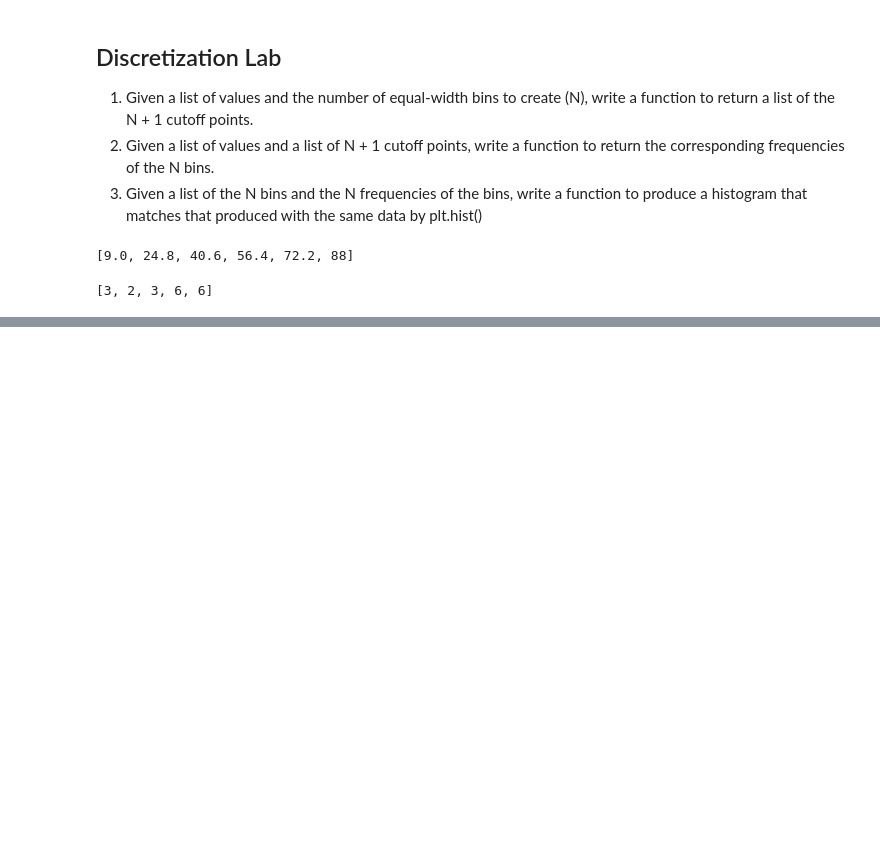
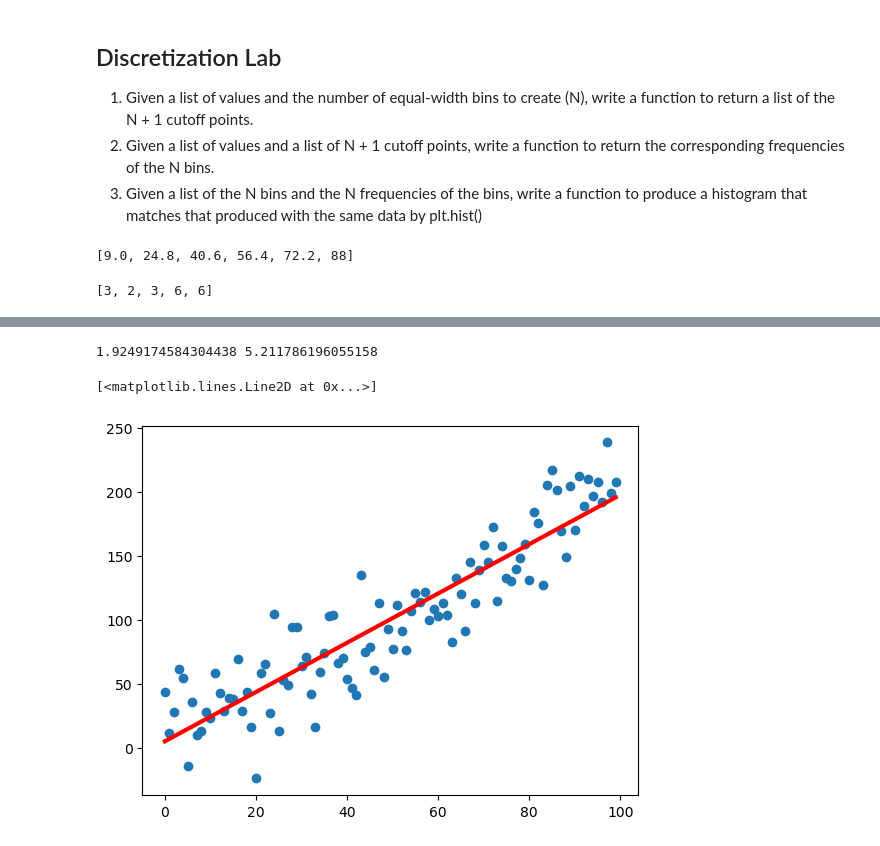
Before and after one commit to GonzagaCPSC322/U3-Data-Analysis, a Jupyter notebook: JupyterNotebookFun/MatplotlibExamples.ipynb, the cells around one changed output, grey strips where cells are left out. Cells and saved outputs as stored; diff of their text form; code cells hidden in the pictures; blank space fills up the shorter version.

```diff
--- a/JupyterNotebookFun/MatplotlibExamples.ipynb
+++ b/JupyterNotebookFun/MatplotlibExamples.ipynb
@@ -248,0 +258,24 @@ plt.bar(cutoffs[:-1], freqs, width=(cutoffs[1] - cutoffs[0]),
+# %%
+from scipy import stats
+
+importlib.reload(utils)
+np.random.seed(0)
+
+x = list(range(0, 100))
+y = [value * 2 + np.random.normal(0, 25) for value in x]
+
+m, b =  utils.compute_slope_intercept(x, y)
+print(m, b)
+
+# compare with scipy: https://docs.scipy.org/doc/scipy/reference/generated/scipy.stats.linregress.html
+lr_res = stats.linregress(x, y)
+assert np.isclose(m, lr_res.slope)
+assert np.isclose(b, lr_res.intercept)
+
+plt.scatter(x, y)
+# let's plot the fit line y = mx + b
+plt.plot([min(x), max(x)], [m * min(x) + b, m * max(x) + b], c="red", lw=3)
+# %% [output]
+1.9249174584304438 5.211786196055158
+[<matplotlib.lines.Line2D at 0x...>]
+[figure, added]
```
Also changed, not shown: parts of 11 cells of this notebook, 2 other files.
